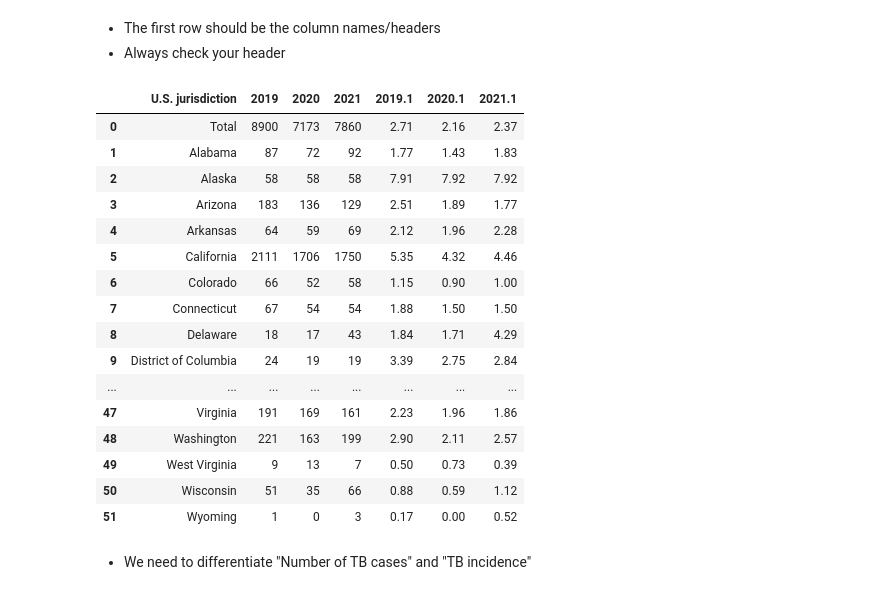
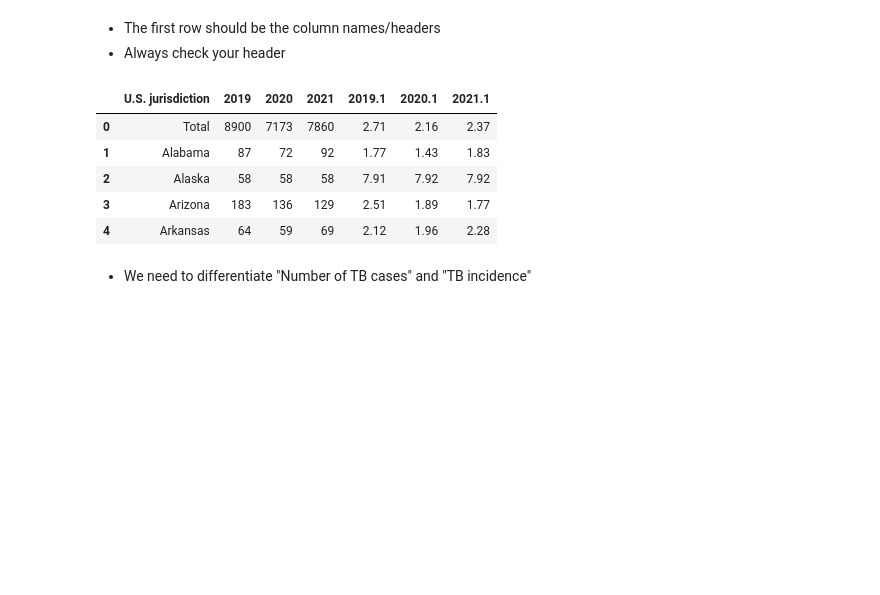
Before and after one commit to yongsa-nut/TU_CN240_DataScience_671, a Jupyter notebook: CN240_Lecture_6.ipynb, the cells around one changed output. Saved outputs shown, nothing was run; the diff lists cells and outputs as text; code cells hidden in the pictures; blank space fills up the shorter version.

```diff
--- a/CN240_Lecture_6.ipynb
+++ b/CN240_Lecture_6.ipynb
@@ -248,25 +285,14 @@ tb_df
 # %%
 tb_df = pd.read_csv("/content/cdc_tuberculosis.csv", header=1) # row index
 tb_df = tb_df.drop(columns=tb_df.columns[0])
-tb_df
+tb_df.head()
 # %% [output]
 |  | U.S. jurisdiction | 2019 | 2020 | 2021 | 2019.1 | 2020.1 | 2021.1 |
 | 0 | Total | 8900 | 7173 | 7860 | 2.71 | 2.16 | 2.37 |
 | 1 | Alabama | 87 | 72 | 92 | 1.77 | 1.43 | 1.83 |
 | 2 | Alaska | 58 | 58 | 58 | 7.91 | 7.92 | 7.92 |
 | 3 | Arizona | 183 | 136 | 129 | 2.51 | 1.89 | 1.77 |
 | 4 | Arkansas | 64 | 59 | 69 | 2.12 | 1.96 | 2.28 |
-| 5 | California | 2111 | 1706 | 1750 | 5.35 | 4.32 | 4.46 |
-| 6 | Colorado | 66 | 52 | 58 | 1.15 | 0.90 | 1.00 |
-| 7 | Connecticut | 67 | 54 | 54 | 1.88 | 1.50 | 1.50 |
-| 8 | Delaware | 18 | 17 | 43 | 1.84 | 1.71 | 4.29 |
-| 9 | District of Columbia | 24 | 19 | 19 | 3.39 | 2.75 | 2.84 |
-| ... | ... | ... | ... | ... | ... | ... | ... |
-| 47 | Virginia | 191 | 169 | 161 | 2.23 | 1.96 | 1.86 |
-| 48 | Washington | 221 | 163 | 199 | 2.90 | 2.11 | 2.57 |
-| 49 | West Virginia | 9 | 13 | 7 | 0.50 | 0.73 | 0.39 |
-| 50 | Wisconsin | 51 | 35 | 66 | 0.88 | 0.59 | 1.12 |
-| 51 | Wyoming | 1 | 0 | 3 | 0.17 | 0.00 | 0.52 |
 # %% [markdown]
 - We need to differentiate "Number of TB cases" and "TB incidence"
 # %%
```
Also changed, not shown: parts of 17 cells of this notebook.
